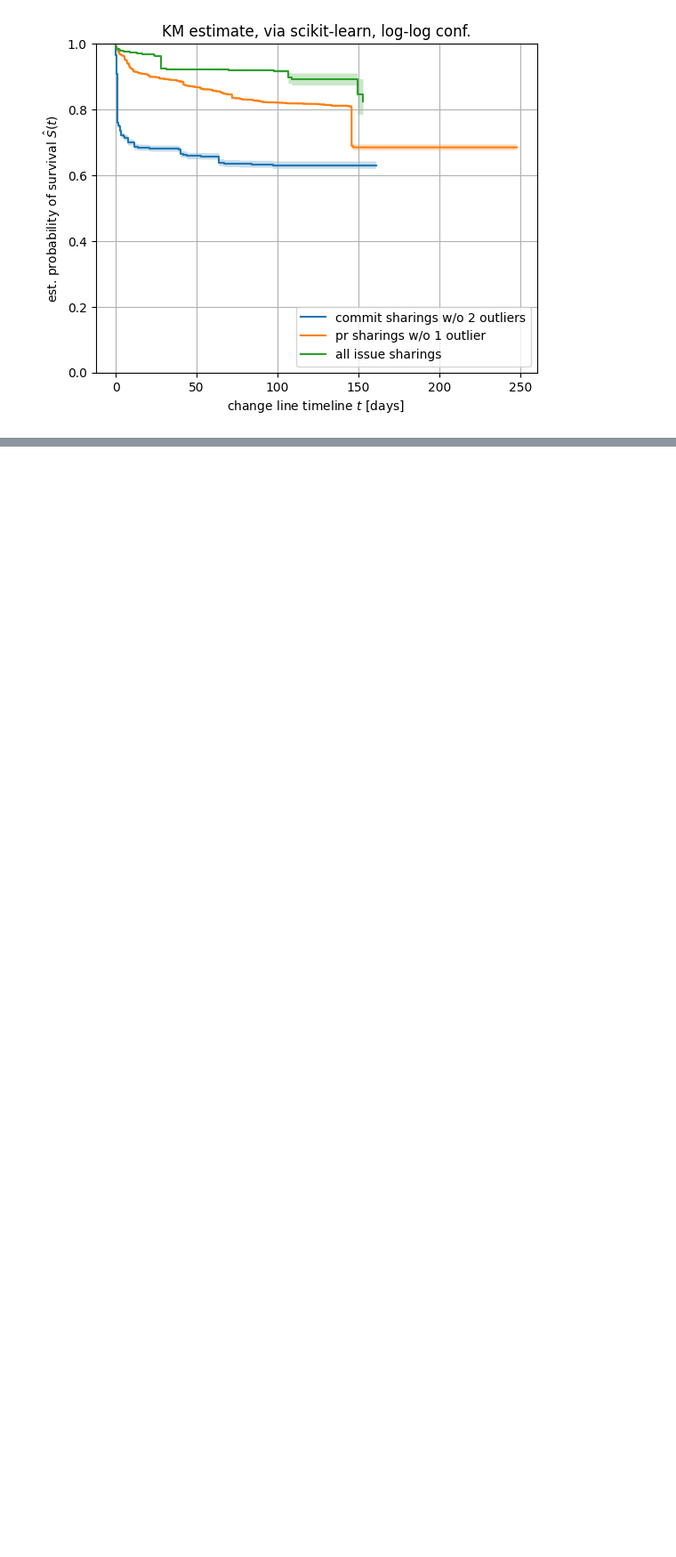
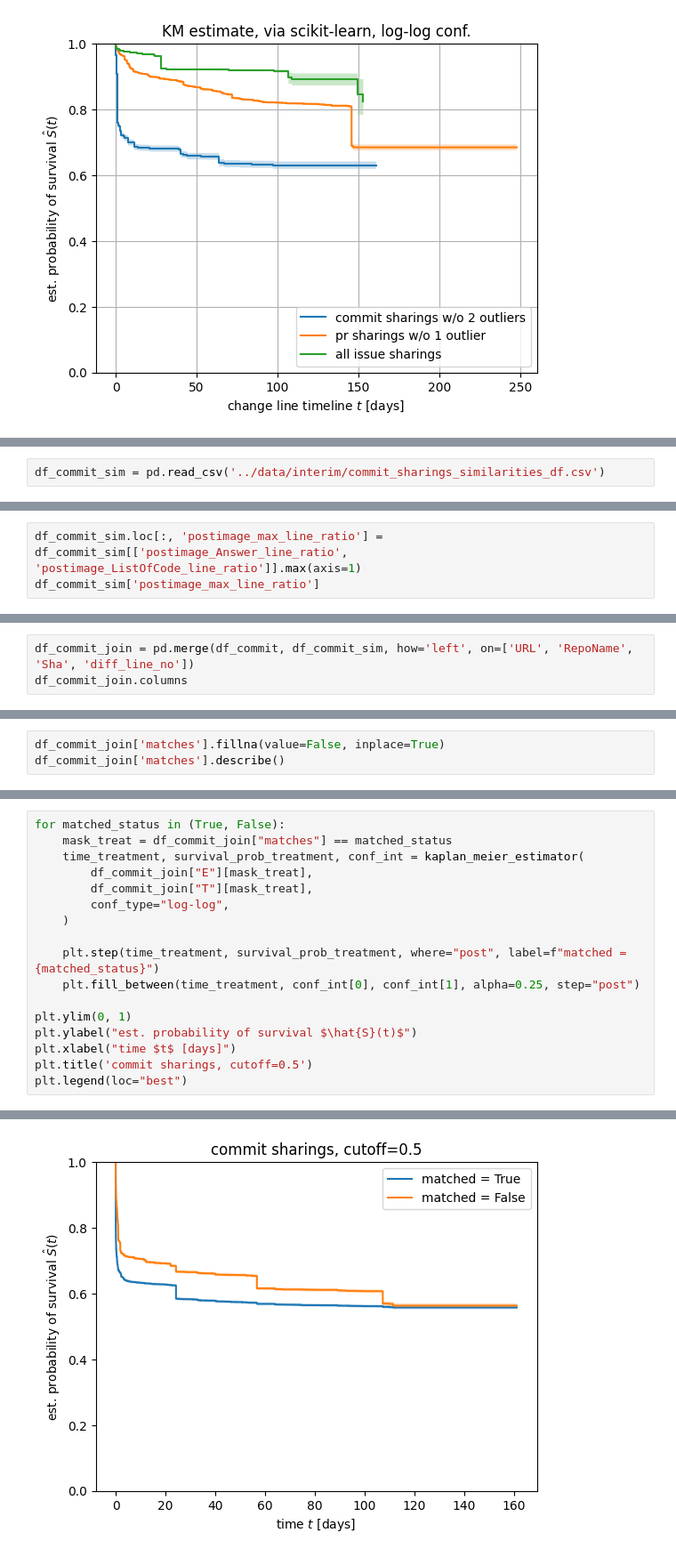
Before and after one commit to ncusi/MSR_Challenge_2024, a Jupyter notebook: notebooks/analyze_changes_survival.ipynb, the cells around one changed output, grey strips where cells are left out. Shown at 89% size. Drawn from its saved outputs; the diff is of its cells as text; blank space fills up the shorter version.

Commit message:
analyze_changes_survival.ipynb: Survival for lines from ChatGPT (individual)

```diff
--- a/notebooks/analyze_changes_survival.ipynb
+++ b/notebooks/analyze_changes_survival.ipynb
@@ -1002,0 +1040,2 @@ plt.show()
+# %%
+df_commit_sim = pd.read_csv('../data/interim/commit_sharings_similarities_df.csv')
@@ -1002,0 +1074,3 @@ plt.show()
+# %%
+df_commit_sim.loc[:, 'postimage_max_line_ratio'] = df_commit_sim[['postimage_Answer_line_ratio', 'postimage_ListOfCode_line_ratio']].max(axis=1)
+df_commit_sim['postimage_max_line_ratio']
@@ -1002,0 +1129,3 @@ plt.show()
+# %%
+df_commit_join = pd.merge(df_commit, df_commit_sim, how='left', on=['URL', 'RepoName', 'Sha', 'diff_line_no'])
+df_commit_join.columns
@@ -1002,0 +1170,3 @@ plt.show()
+# %%
+df_commit_join['matches'].fillna(value=False, inplace=True)
+df_commit_join['matches'].describe()
@@ -1002,0 +1249,18 @@ plt.show()
+# %%
+for matched_status in (True, False):
+    mask_treat = df_commit_join["matches"] == matched_status
+    time_treatment, survival_prob_treatment, conf_int = kaplan_meier_estimator(
+        df_commit_join["E"][mask_treat],
+        df_commit_join["T"][mask_treat],
+        conf_type="log-log",
+    )
+
+    plt.step(time_treatment, survival_prob_treatment, where="post", label=f"matched = {matched_status}")
+    plt.fill_between(time_treatment, conf_int[0], conf_int[1], alpha=0.25, step="post")
+
+plt.ylim(0, 1)
+plt.ylabel("est. probability of survival $\hat{S}(t)$")
+plt.xlabel("time $t$ [days]")
+plt.title('commit sharings, cutoff=0.5')
+plt.legend(loc="best")
+# %% [output]
@@ -1002,0 +1268 @@ plt.show()
+[figure, added]
```
Also changed, not shown: parts of 41 cells of this notebook.
